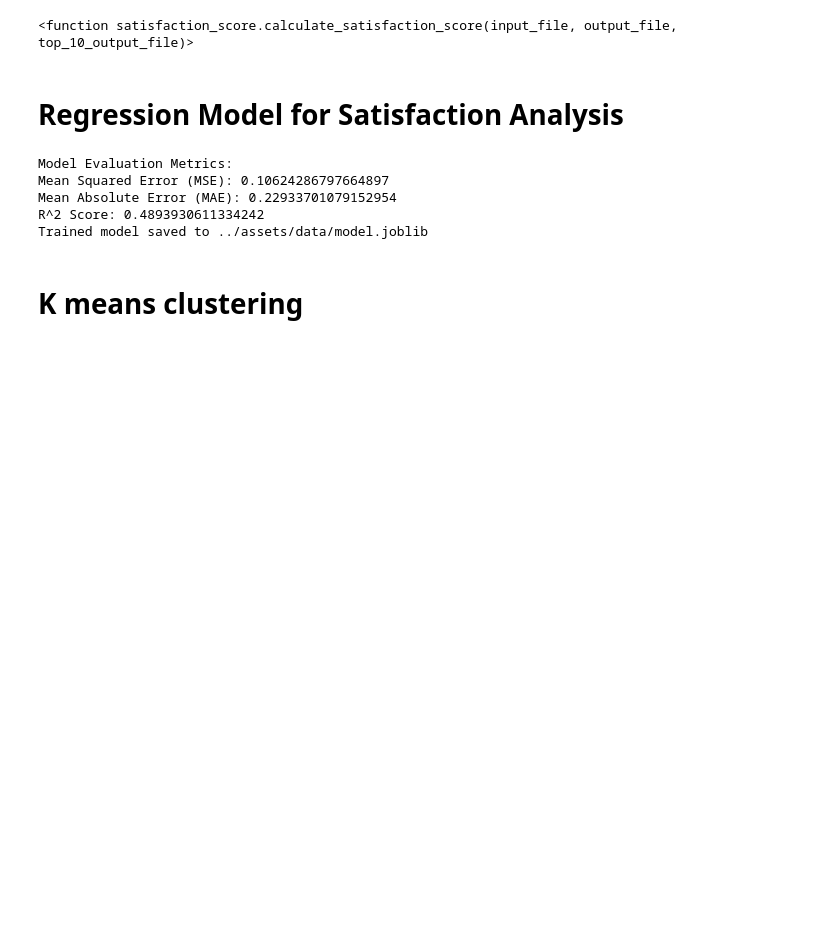
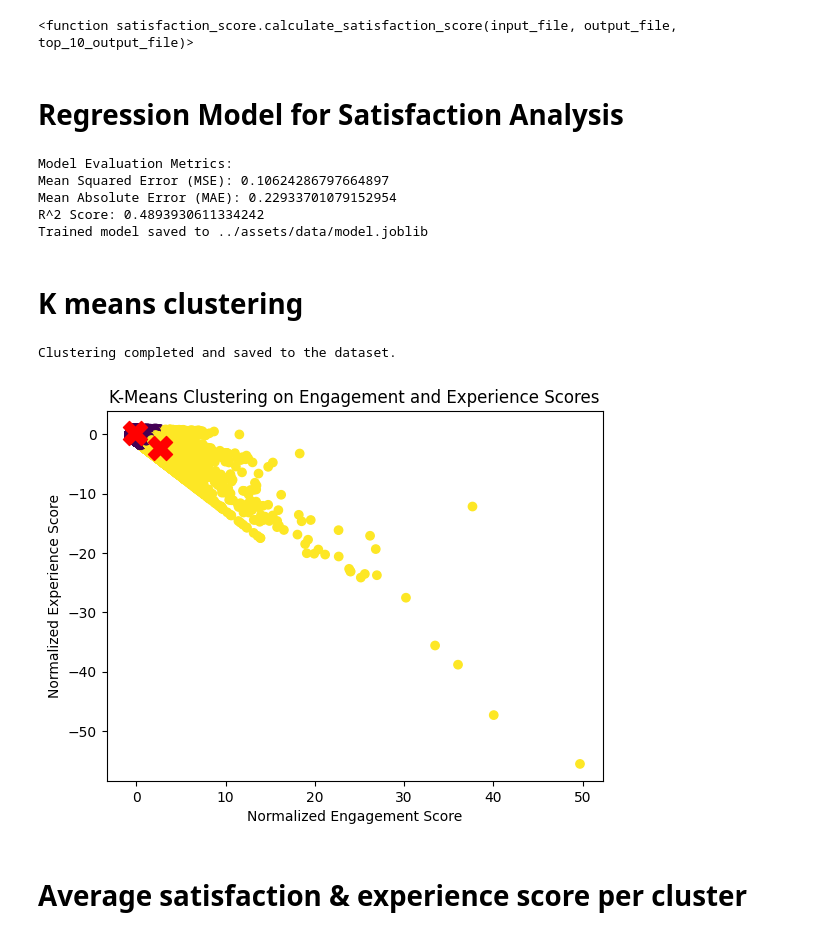
Before and after one commit to habrev/Tellco-delivery, a Jupyter notebook: notebooks/satisfaction_analysis.ipynb, the cells around one changed output. Drawn from its saved outputs; the diff is of its cells as text; code cells hidden in the pictures; blank space fills up the shorter version.

Commit message:
k means cluster updated

```diff
--- a/notebooks/satisfaction_analysis.ipynb
+++ b/notebooks/satisfaction_analysis.ipynb
@@ -182,3 +182,47 @@ R^2 Score: 0.4893930611334242
 Trained model saved to ../assets/data/model.joblib
 # %% [markdown]
 # K means clustering
+# %%
+import pandas as pd
+from sklearn.cluster import KMeans
+from sklearn.preprocessing import StandardScaler
+import matplotlib.pyplot as plt
+
+# Load the dataset
+data = pd.read_csv('../assets/data/satisfaction_score.csv')
+
+# Ensure the dataset has the required columns
+required_columns = ['engagement_score', 'experience_score']
+if not all(col in data.columns for col in required_columns):
+    raise ValueError(f"The dataset must contain the following columns: {required_columns}")
+
+# Extract the engagement and experience scores
+X = data[['engagement_score', 'experience_score']]
+
+# Normalize the scores
+scaler = StandardScaler()
+X_normalized = scaler.fit_transform(X)
+
+# Apply K-Means clustering with k=2
+kmeans = KMeans(n_clusters=2, random_state=42)
+data['engagement_experience_cluster'] = kmeans.fit_predict(X_normalized)
+
+# Get the cluster centers
+cluster_centers = scaler.inverse_transform(kmeans.cluster_centers_)
+
+# Save the updated dataset
+data.to_csv("../assets/data/output_with_clusters.csv", index=False)
+print("Clustering completed and saved to the dataset.")
+
+# Optional: Visualize the clusters
+plt.scatter(X_normalized[:, 0], X_normalized[:, 1], c=data['engagement_experience_cluster'], cmap='viridis')
+plt.scatter(kmeans.cluster_centers_[:, 0], kmeans.cluster_centers_[:, 1], s=300, c='red', marker='X')  # Cluster centers
+plt.xlabel('Normalized Engagement Score')
+plt.ylabel('Normalized Experience Score')
+plt.title('K-Means Clustering on Engagement and Experience Scores')
+plt.show()
+# %% [output]
+Clustering completed and saved to the dataset.
+[figure, added]
+# %% [markdown]
+# Average satisfaction & experience score per cluster
```
Also changed, not shown: parts of 1 cell of this notebook.
